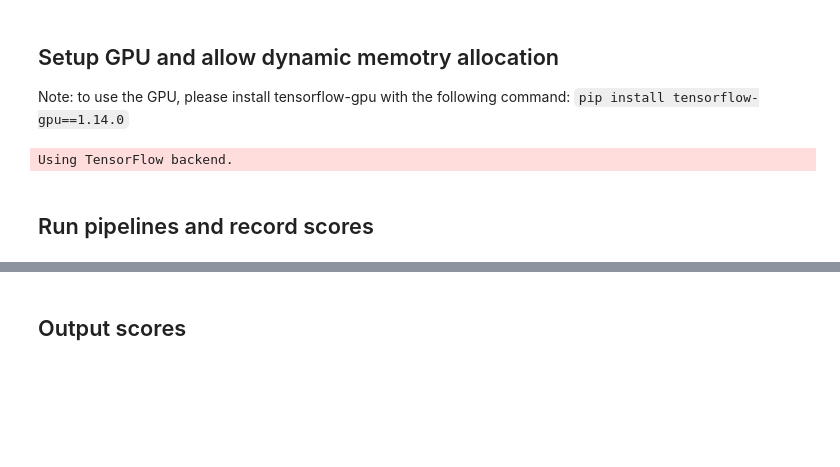
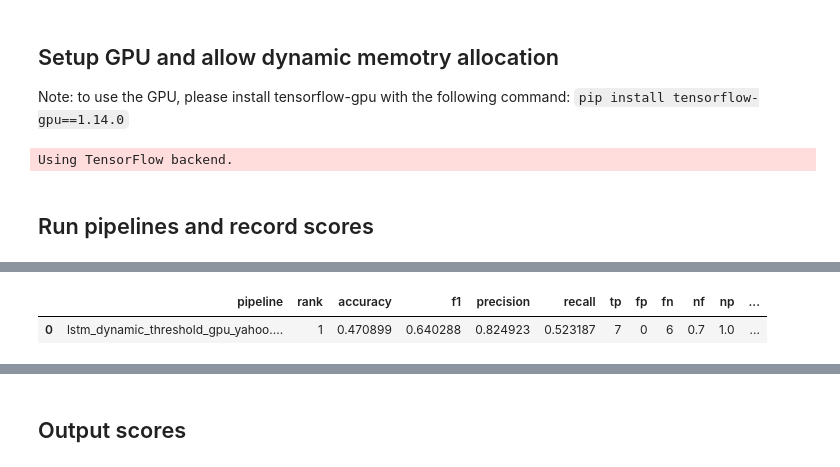
Before and after one commit to sintel-dev/Orion, a Jupyter notebook: notebooks/run_benchmark.ipynb, the cells around one changed output, grey strips where cells are left out. Saved outputs shown, nothing was run; the diff lists cells and outputs as text; code cells hidden in the pictures; blank space fills up the shorter version.

```diff
--- a/notebooks/run_benchmark.ipynb
+++ b/notebooks/run_benchmark.ipynb
@@ -158,54 +160,54 @@ def print_scores(scores):
 
 scores_set = list()
 
-# """
-# Non-cgan pipelines
-# """
-# pipelines = [
-#     '../orion/pipelines/lstm_dynamic_threshold_gpu_yahoo.json'
-# ]
-# scores = get_scores(pipelines, YAHOOA1_SIGNALS, detrend=True, split=True, holdout=False)
-# print_scores(scores)
-# scores_set.append(scores)
-# scores = get_scores(pipelines, YAHOOA2_SIGNALS, detrend=True, split=True, holdout=False)
-# print_scores(scores)
-# scores_set.append(scores)
-# scores = get_scores(pipelines, YAHOOA3_SIGNALS, detrend=True, split=True, holdout=False)
-# print_scores(scores)
-# scores_set.append(scores)
-# scores = get_scores(pipelines, YAHOOA4_SIGNALS, detrend=True, split=True, holdout=False)
-# print_scores(scores)
-# scores_set.append(scores)
+"""
+Non-cgan pipelines
+"""
+pipelines = [
+    '../orion/pipelines/lstm_dynamic_threshold_gpu_yahoo.json'
+]
+scores = get_scores(pipelines, YAHOOA1_SIGNALS, detrend=True, split=True, holdout=False)
+print_scores(scores)
+scores_set.append(scores)
+scores = get_scores(pipelines, YAHOOA2_SIGNALS, detrend=True, split=True, holdout=False)
+print_scores(scores)
+scores_set.append(scores)
+scores = get_scores(pipelines, YAHOOA3_SIGNALS, detrend=True, split=True, holdout=False)
+print_scores(scores)
+scores_set.append(scores)
+scores = get_scores(pipelines, YAHOOA4_SIGNALS, detrend=True, split=True, holdout=False)
+print_scores(scores)
+scores_set.append(scores)
 
-# pipelines = [
-#     '../orion/pipelines/lstm_dynamic_threshold_gpu_nab.json'
-# ]
-# scores = get_scores(pipelines, artificialWithAnomaly, split=True, holdout=False)
-# print_scores(scores)
-# scores_set.append(scores)
-# scores = get_scores(pipelines, realAdExchange, split=True, holdout=False)
-# print_scores(scores)
-# scores_set.append(scores)
-# scores = get_scores(pipelines, realAWSCloudwatch, split=True, holdout=False)
-# print_scores(scores)
-# scores_set.append(scores)
-# scores = get_scores(pipelines, realTraffic, split=True, holdout=False)
-# print_scores(scores)
-# scores_set.append(scores)
-# scores = get_scores(pipelines, realTweets, split=True, holdout=False)
-# print_scores(scores)
-# scores_set.append(scores)
+pipelines = [
+    '../orion/pipelines/lstm_dynamic_threshold_gpu_nab.json'
+]
+scores = get_scores(pipelines, artificialWithAnomaly, split=True, holdout=False)
+print_scores(scores)
+scores_set.append(scores)
+scores = get_scores(pipelines, realAdExchange, split=True, holdout=False)
+print_scores(scores)
+scores_set.append(scores)
+scores = get_scores(pipelines, realAWSCloudwatch, split=True, holdout=False)
+print_scores(scores)
+scores_set.append(scores)
+scores = get_scores(pipelines, realTraffic, split=True, holdout=False)
+print_scores(scores)
+scores_set.append(scores)
+scores = get_scores(pipelines, realTweets, split=True, holdout=False)
+print_scores(scores)
+scores_set.append(scores)
 
 
-# pipelines = [
-#     '../orion/pipelines/lstm_dynamic_threshold_gpu_nasa.json'
-# ]
-# scores = get_scores(pipelines, MSL, holdout=True)
-# print_scores(scores)
-# scores_set.append(scores)
-# scores = get_scores(pipelines, SMAP, holdout=True)
-# print_scores(scores)
-# scores_set.append(scores)
+pipelines = [
+    '../orion/pipelines/lstm_dynamic_threshold_gpu_nasa.json'
+]
+scores = get_scores(pipelines, MSL, holdout=True)
+print_scores(scores)
+scores_set.append(scores)
+scores = get_scores(pipelines, SMAP, holdout=True)
+print_scores(scores)
+scores_set.append(scores)
 
 """
 TadGAN pipelines
@@ -317,0 +284,2 @@ length: 1420, window_size: 473, window_step_size: 47
+|  | pipeline | rank | accuracy | f1 | precision | recall | tp | fp | fn | nf | np | ... |
+| 0 | lstm_dynamic_threshold_gpu_yahoo.... | 1 | 0.470899 | 0.640288 | 0.824923 | 0.523187 | 7 | 0 | 6 | 0.7 | 1.0 | ... |
```
Also changed, not shown: parts of 3 cells of this notebook, 2 other files.
